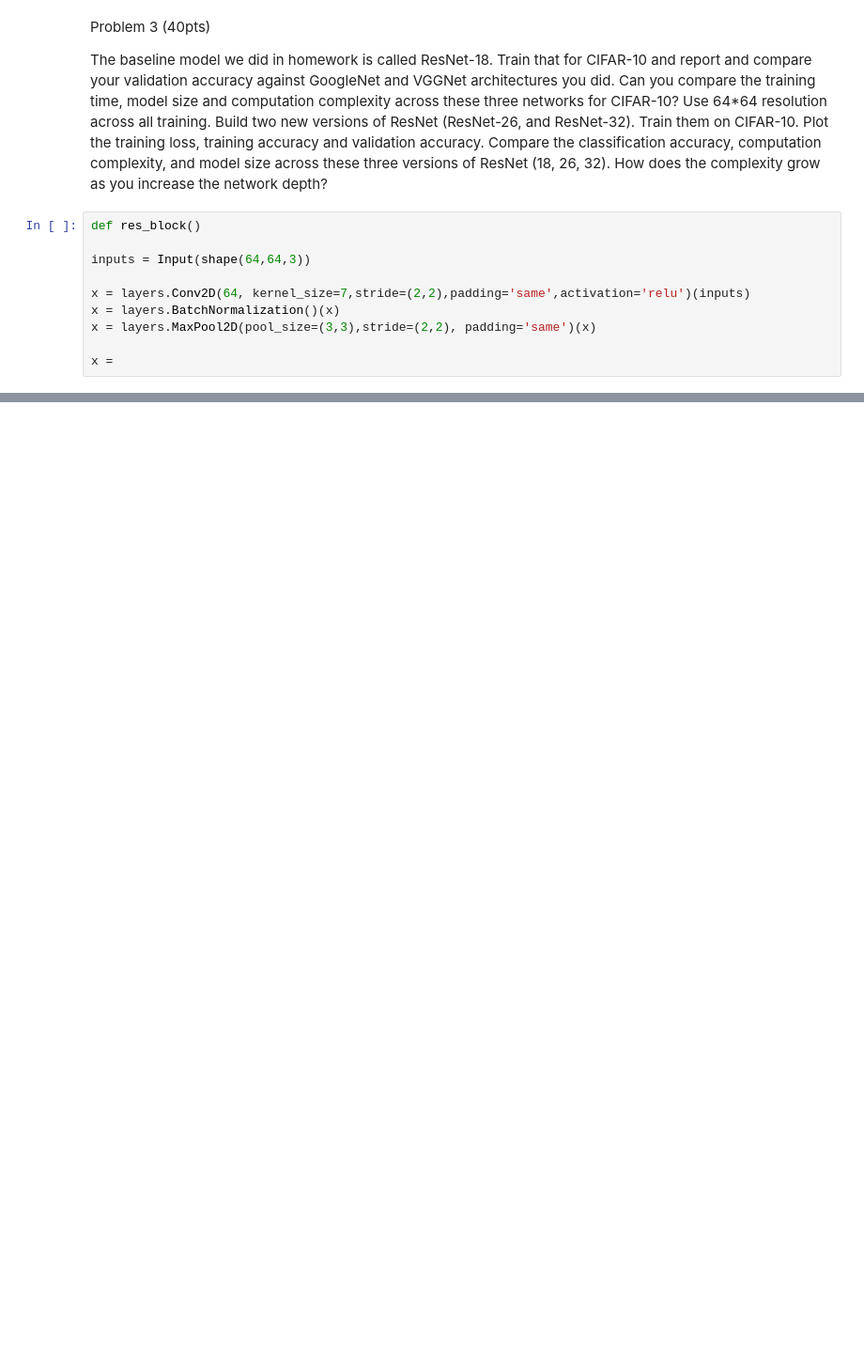
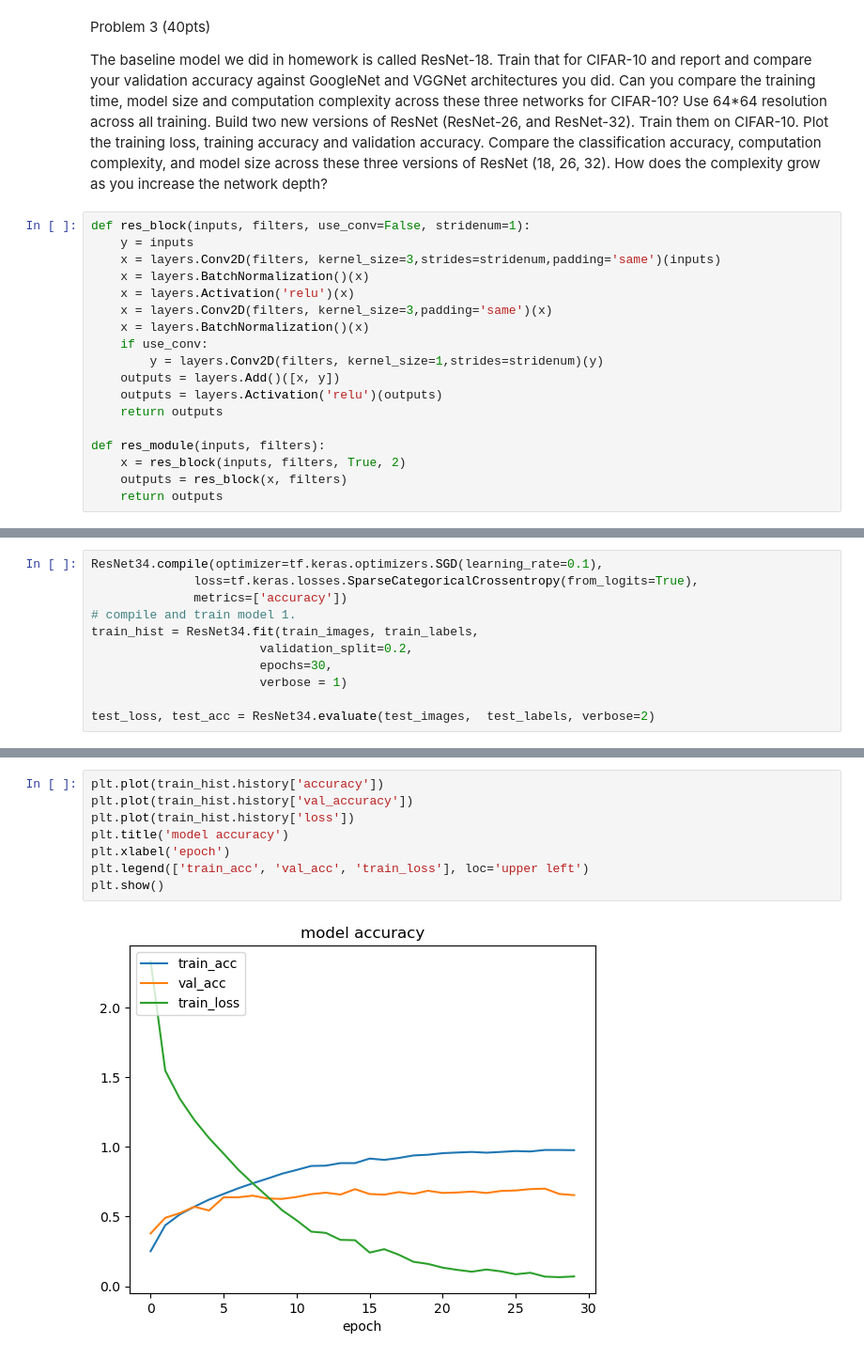
Before and after one commit to pcur/ECGR-4106, a Jupyter notebook: HW3/HW3.ipynb, the cells around one changed output, grey strips where cells are left out. Shown at 94% size. Drawn from its saved outputs; the diff is of its cells as text; blank space fills up the shorter version.

```diff
--- a/HW3/HW3.ipynb
+++ b/HW3/HW3.ipynb
@@ -282,12 +439,20 @@ Problem 3 (40pts)
 The baseline model we did in homework is called ResNet-18. Train that for CIFAR-10 and report and compare your validation accuracy against GoogleNet and VGGNet architectures you did. Can you compare the training time, model size and computation complexity across these three networks for CIFAR-10? Use 64*64 resolution across all training.
 Build two new versions of ResNet (ResNet-26, and ResNet-32). Train them on CIFAR-10. Plot the training loss, training accuracy and validation accuracy. Compare the classification accuracy, computation complexity, and model size across these three versions of ResNet (18, 26, 32). How does the complexity grow as you increase the network depth?
 # %%
-def res_block()
+def res_block(inputs, filters, use_conv=False, stridenum=1):
+    y = inputs
+    x = layers.Conv2D(filters, kernel_size=3,strides=stridenum,padding='same')(inputs)
+    x = layers.BatchNormalization()(x)
+    x = layers.Activation('relu')(x)
+    x = layers.Conv2D(filters, kernel_size=3,padding='same')(x)
+    x = layers.BatchNormalization()(x)
+    if use_conv:
+        y = layers.Conv2D(filters, kernel_size=1,strides=stridenum)(y)
+    outputs = layers.Add()([x, y])
+    outputs = layers.Activation('relu')(outputs)
+    return outputs
 
-inputs = Input(shape(64,64,3))
-
-x = layers.Conv2D(64, kernel_size=7,stride=(2,2),padding='same',activation='relu')(inputs)
-x = layers.BatchNormalization()(x)
-x = layers.MaxPool2D(pool_size=(3,3),stride=(2,2), padding='same')(x)
-
-x =
+def res_module(inputs, filters):
+    x = res_block(inputs, filters, True, 2)
+    outputs = res_block(x, filters)
+    return outputs
@@ -293,0 +648,11 @@ x =
+# %%
+ResNet34.compile(optimizer=tf.keras.optimizers.SGD(learning_rate=0.1),
+              loss=tf.keras.losses.SparseCategoricalCrossentropy(from_logits=True),
+              metrics=['accuracy'])
+# compile and train model 1.
+train_hist = ResNet34.fit(train_images, train_labels,
+                       validation_split=0.2,
+                       epochs=30,
+                       verbose = 1)
+
+test_loss, test_acc = ResNet34.evaluate(test_images,  test_labels, verbose=2)
@@ -293,0 +677,10 @@ x =
+# %%
+plt.plot(train_hist.history['accuracy'])
+plt.plot(train_hist.history['val_accuracy'])
+plt.plot(train_hist.history['loss'])
+plt.title('model accuracy')
+plt.xlabel('epoch')
+plt.legend(['train_acc', 'val_acc', 'train_loss'], loc='upper left')
+plt.show()
+# %% [output]
+[figure, added]
```
Also changed, not shown: parts of 23 cells of this notebook.
